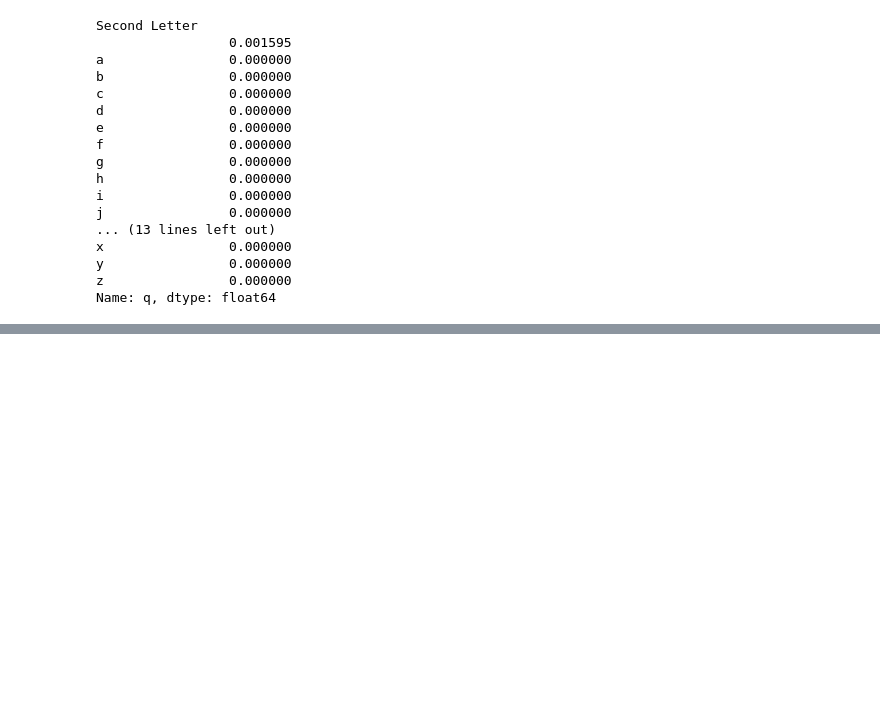
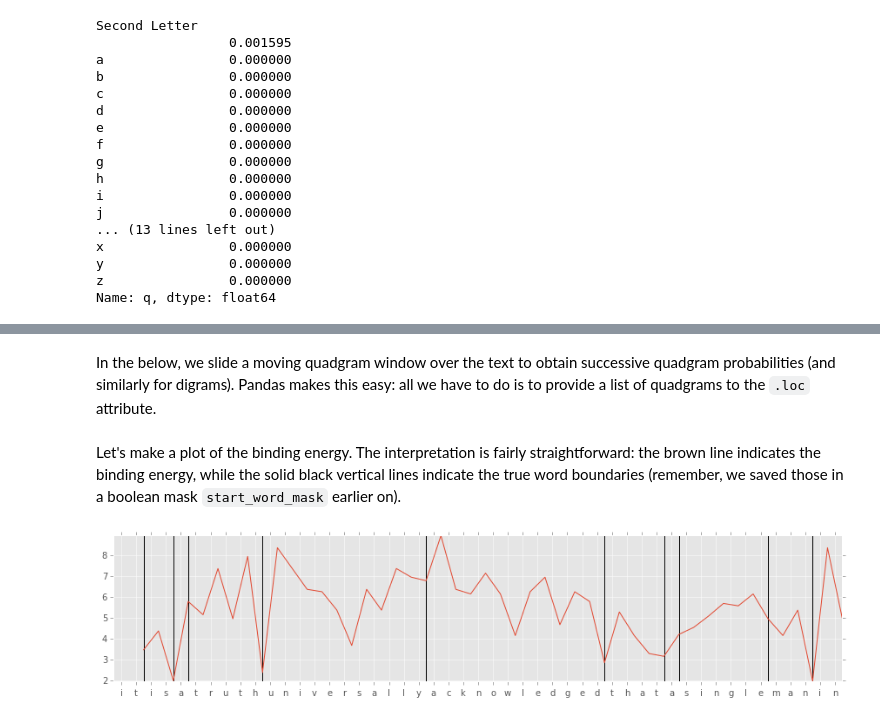
Before and after one commit to jvkersch/pattern-theory, a Jupyter notebook: Analyzing n-tuples.ipynb, the cells around one changed output, grey strips where cells are left out. Saved outputs shown, nothing was run; the diff lists cells and outputs as text; code cells hidden in the pictures; blank space fills up the shorter version.

Commit message:
Pandas reimplementation; better explanations.

```diff
--- a/Analyzing n-tuples.ipynb
+++ b/Analyzing n-tuples.ipynb
@@ -491,4 +196,0 @@ itisatruthuniversallyacknowledgedthatasinglemaninpossessionofagoodfortunemustbei
-# %%
-truncate_length = 1000
-text = text_nospaces[:truncate_length]
-energy = np.zeros(truncate_length, dtype=float)
@@ -540,0 +400,47 @@ Object `ax.hxlines` not found.
+# %%
+truncate_length = 1000
+text_nospaces = text_nospaces[:truncate_length]
+energy = np.zeros(truncate_length, dtype=float)
+# %%
+quadgrams = get_ngrams(text_nospaces, n=4)
+digrams = get_ngrams(text_nospaces, n=2)
+
+pdf4 = pdf(quadgrams)
+pdf2 = pdf(digrams)
+# %% [markdown]
+In the below, we slide a moving quadgram window over the text to obtain successive quadgram probabilities (and similarly for digrams). Pandas makes this easy: all we have to do is to provide a list of quadgrams to the `.loc` attribute.
+# %%
+# Below, we work with the underlying numpy arrays directly (as indicated by the .values property),
+# since all we care about is the ordered data, and the index gets in the way here.
+
+quadgram_probabilities = pdf4.loc[quadgrams].values
+digram_probabilities = pdf2.loc[digrams].values
+
+energy = np.log2(quadgram_probabilities / (digram_probabilities[:-2] * digram_probabilities[2:]))
+# %% [markdown]
+Let's make a plot of the binding energy. The interpretation is fairly straightforward: the brown line indicates the binding energy, while the solid black vertical lines indicate the true word boundaries (remember, we saved those in a boolean mask `start_word_mask` earlier on).
+# %%
+# Change these two parameters to visualize other areas of the text.
+plot_start, plot_end = 0, 50
+
+energy_start = max(plot_start, 2)
+energy_end = min(plot_end, len(energy) - 2)
+energy_range = energy[energy_start-2:energy_end-2]
+energy_min, energy_max = np.min(energy_range), np.max(energy_range)
+
+fig = plt.figure(figsize=(15, 3), dpi=80)
+ax = fig.add_subplot(111)
+
+ax.xaxis.set_ticks(range(plot_start, plot_end))
+ax.xaxis.set_ticklabels(text_nospaces[plot_start:plot_end])
+
+r = np.arange(plot_start, plot_end)
+boundary_locations = r[start_word_mask[plot_start:plot_end]]
+ax.vlines(boundary_locations -0.5,energy_min, energy_max)
+
+ax.plot(-0.5 + np.arange(energy_start, energy_end), energy_range)
+ax.set_ylim((energy_min, energy_max))
+
+fig.show()
+# %% [output]
+[figure, added]
```
Also changed, not shown: parts of 114 cells of this notebook.
